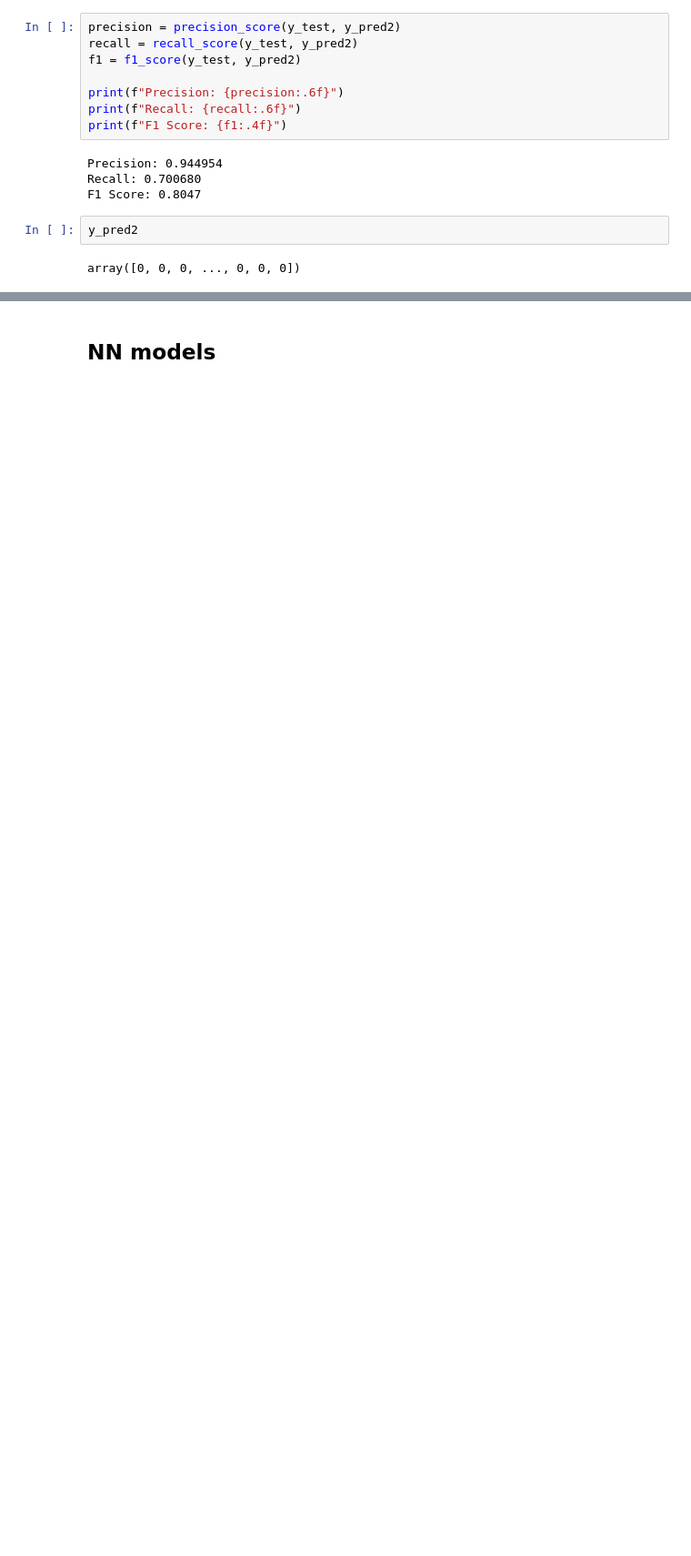
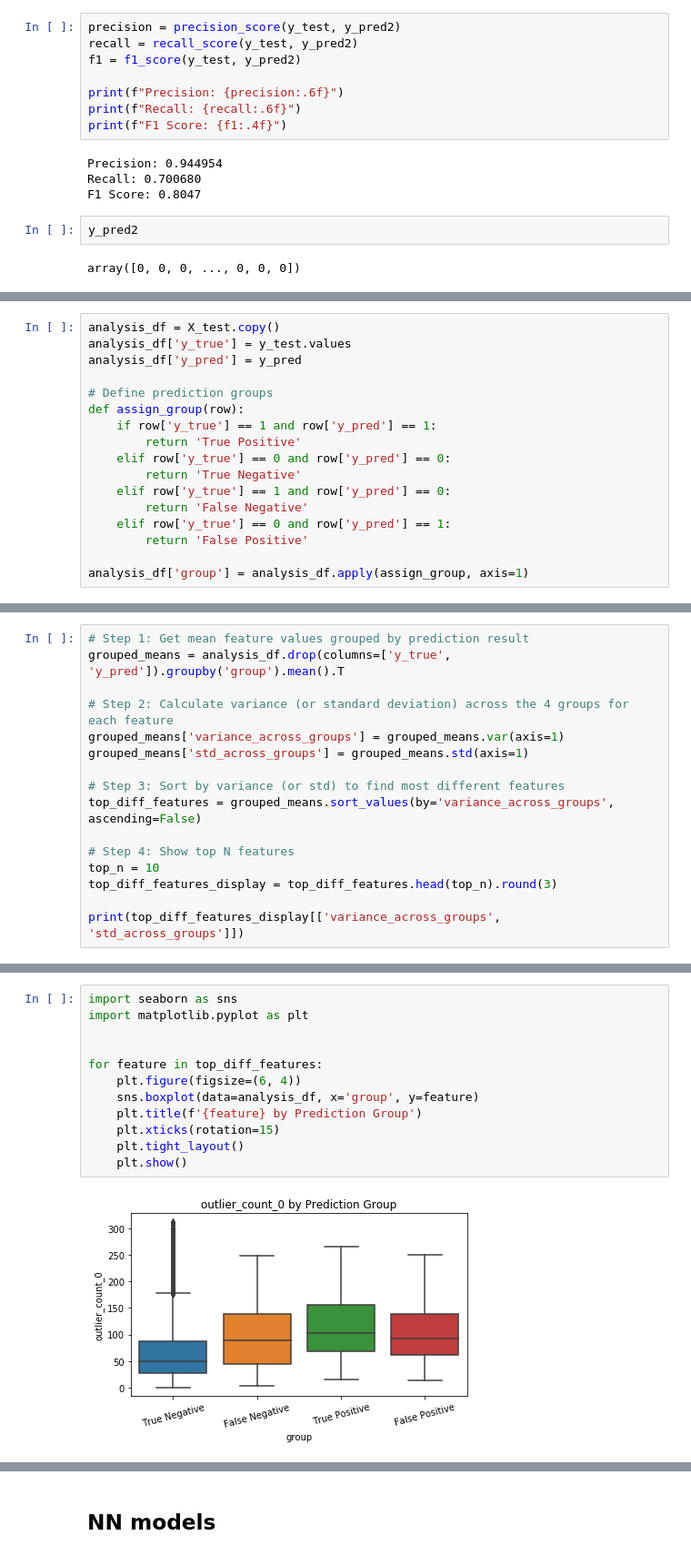
Before and after one commit to tseanlu/Stock-predict, a Jupyter notebook: Full model.ipynb, the cells around one changed output, grey strips where cells are left out. Shown at 91% size. Drawn from its saved outputs; the diff is of its cells as text; blank space fills up the shorter version.

```diff
--- a/Full model.ipynb
+++ b/Full model.ipynb
@@ -341,0 +424,17 @@ Best Threshold (X) for max F1: 0.001, F1 Score: 0.8147
+# %%
+analysis_df = X_test.copy()
+analysis_df['y_true'] = y_test.values
+analysis_df['y_pred'] = y_pred
+
+# Define prediction groups
+def assign_group(row):
+    if row['y_true'] == 1 and row['y_pred'] == 1:
+        return 'True Positive'
+    elif row['y_true'] == 0 and row['y_pred'] == 0:
+        return 'True Negative'
+    elif row['y_true'] == 1 and row['y_pred'] == 0:
+        return 'False Negative'
+    elif row['y_true'] == 0 and row['y_pred'] == 1:
+        return 'False Positive'
+
+analysis_df['group'] = analysis_df.apply(assign_group, axis=1)
@@ -341,0 +472,16 @@ Best Threshold (X) for max F1: 0.001, F1 Score: 0.8147
+# %%
+# Step 1: Get mean feature values grouped by prediction result
+grouped_means = analysis_df.drop(columns=['y_true', 'y_pred']).groupby('group').mean().T
+
+# Step 2: Calculate variance (or standard deviation) across the 4 groups for each feature
+grouped_means['variance_across_groups'] = grouped_means.var(axis=1)
+grouped_means['std_across_groups'] = grouped_means.std(axis=1)
+
+# Step 3: Sort by variance (or std) to find most different features
+top_diff_features = grouped_means.sort_values(by='variance_across_groups', ascending=False)
+
+# Step 4: Show top N features
+top_n = 10
+top_diff_features_display = top_diff_features.head(top_n).round(3)
+
+print(top_diff_features_display[['variance_across_groups', 'std_across_groups']])
@@ -341,0 +500,14 @@ Best Threshold (X) for max F1: 0.001, F1 Score: 0.8147
+# %%
+import seaborn as sns
+import matplotlib.pyplot as plt
+
+
+for feature in top_diff_features:
+    plt.figure(figsize=(6, 4))
+    sns.boxplot(data=analysis_df, x='group', y=feature)
+    plt.title(f'{feature} by Prediction Group')
+    plt.xticks(rotation=15)
+    plt.tight_layout()
+    plt.show()
+# %% [output]
+[figure, added]
```
Also changed, not shown: parts of 77 cells of this notebook.
